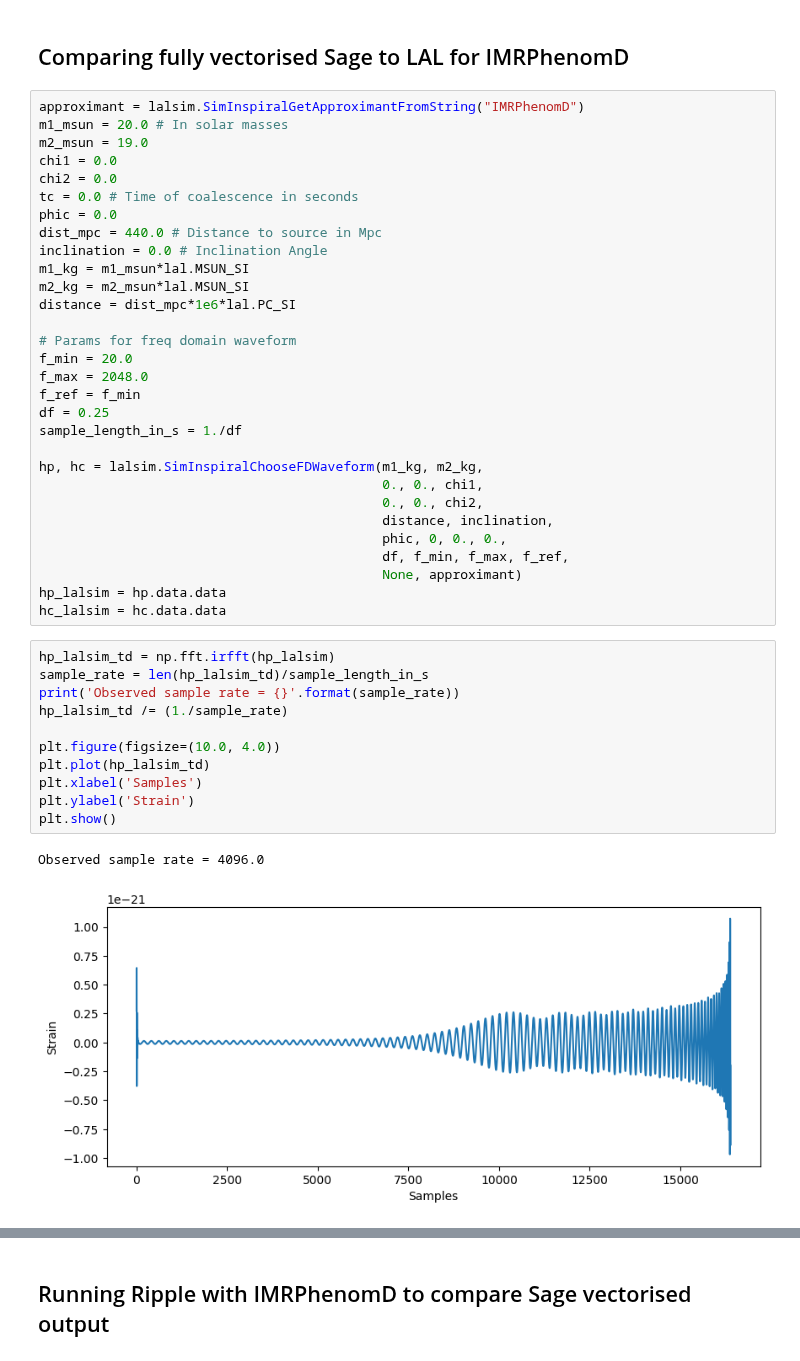
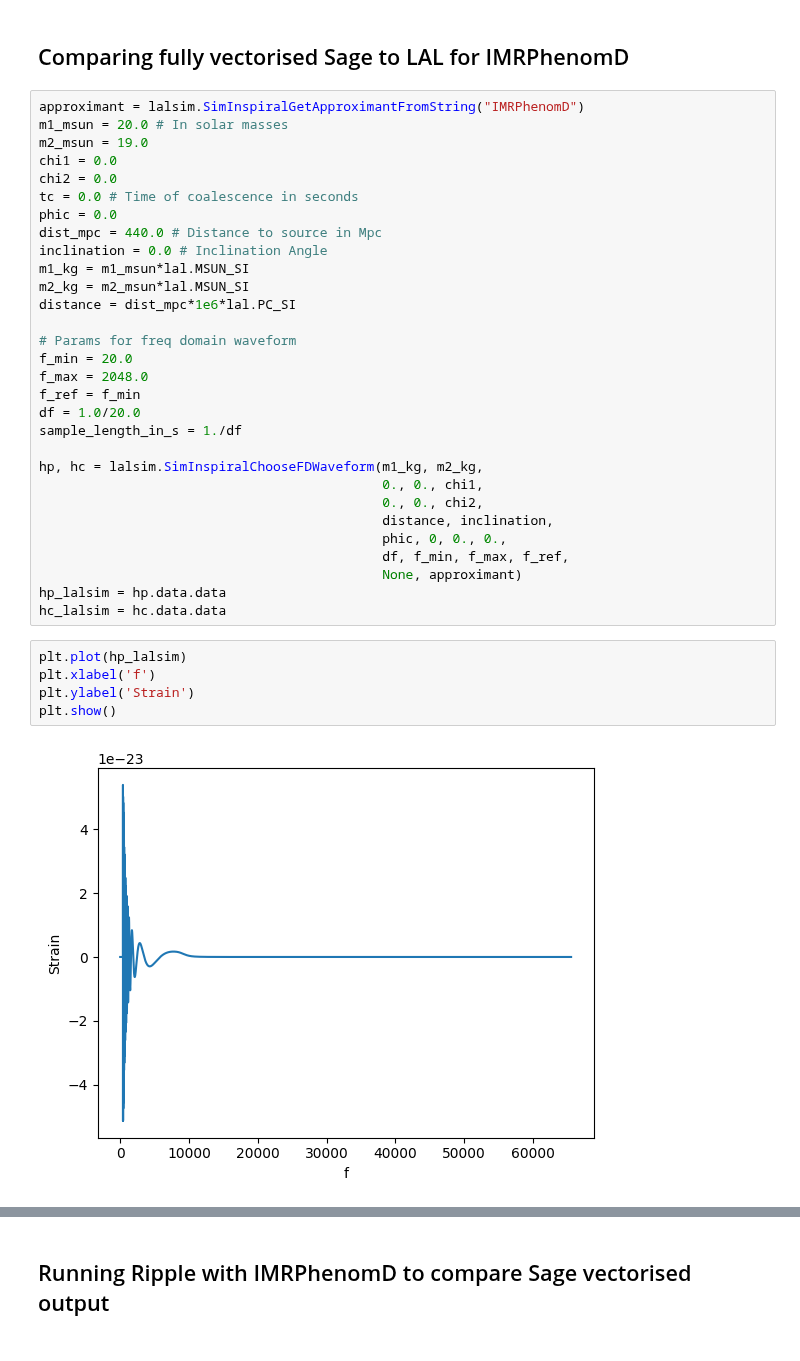
Before and after one commit to nnarenraju/sage, a Jupyter notebook: repro/start_here.ipynb, the cells around one changed output, grey strips where cells are left out. Drawn from its saved outputs; the diff is of its cells as text.

```diff
--- a/repro/start_here.ipynb
+++ b/repro/start_here.ipynb
@@ -372,7 +376,7 @@ distance = dist_mpc*1e6*lal.PC_SI
 f_min = 20.0
 f_max = 2048.0
 f_ref = f_min
-df = 0.25
+df = 1.0/20.0
 sample_length_in_s = 1./df
 
 hp, hc = lalsim.SimInspiralChooseFDWaveform(m1_kg, m2_kg,
@@ -384,17 +388,10 @@ hp, hc = lalsim.SimInspiralChooseFDWaveform(m1_kg, m2_kg,
                                             None, approximant)
 hp_lalsim = hp.data.data
 hc_lalsim = hc.data.data
-# %%
-hp_lalsim_td = np.fft.irfft(hp_lalsim)
-sample_rate = len(hp_lalsim_td)/sample_length_in_s
-print('Observed sample rate = {}'.format(sample_rate))
-hp_lalsim_td /= (1./sample_rate)
-
-plt.figure(figsize=(10.0, 4.0))
-plt.plot(hp_lalsim_td)
-plt.xlabel('Samples')
-plt.ylabel('Strain')
-plt.show()
-# %% [output]
-Observed sample rate = 4096.0
-[figure, removed]
+# %%
+plt.plot(hp_lalsim)
+plt.xlabel('f')
+plt.ylabel('Strain')
+plt.show()
+# %% [output]
+[figure, added]
```
Also changed, not shown: parts of 7 cells of this notebook.
